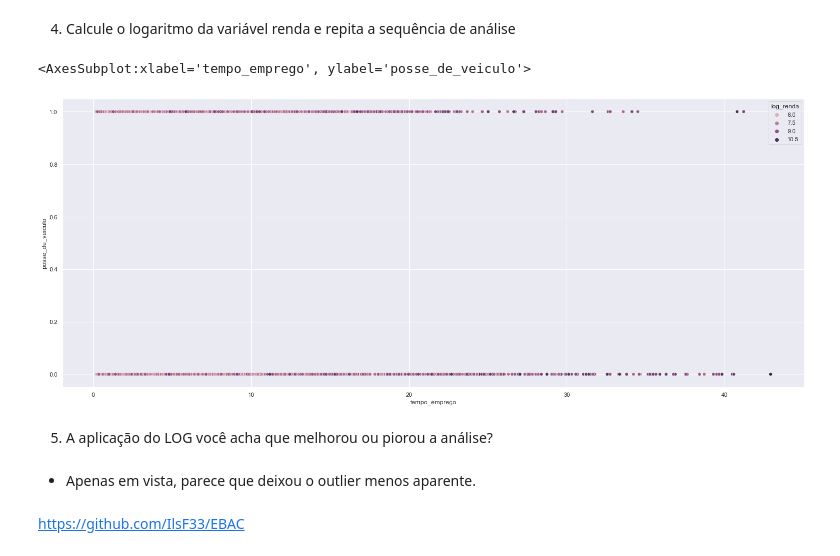
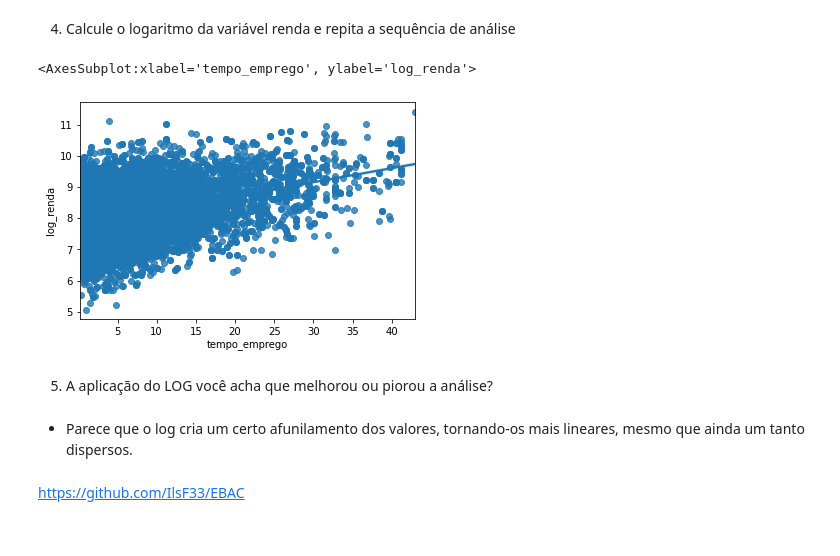
Before and after one commit to IlsF33/EBAC, a Jupyter notebook: Profissão-Cientista de Dados_M10_support material_assignment01.ipynb, the cells around one changed output. Drawn from its saved outputs; the diff is of its cells as text; code cells hidden in the pictures.

```diff
--- a/Profissão-Cientista de Dados_M10_support material_assignment01.ipynb
+++ b/Profissão-Cientista de Dados_M10_support material_assignment01.ipynb
@@ -36,6 +36,7 @@ base
 15000 rows × 16 columns
 # %%
 Qtbase = base.drop(['Unnamed: 0','data_ref','index'], axis=1)
+Qtbase = Qtbase.loc[:,Qtbase.columns.isin(['qtd_filhos','idade','tempo_emprego','qt_pessoas_residencia','renda','educacao'])]
 # %%
 Qtbase['educacao'].unique()
 # %% [output]
@@ -98,3 +88,0 @@ Qtbase.corr()
-# %%
-sns.set(rc = {'figure.figsize':(25,10)})
-sns.pairplot(Qtbase, hue='sexo')
@@ -122,15 +113,15 @@ sns.scatterplot(x='tempo_emprego', y='posse_de_veiculo',hue='renda', data = Qtba
 4) Calcule o logaritmo da variável renda e repita a sequência de análise
 # %%
 Qtbaselog = Qtbase.copy()
-Qtbase['log_renda'] = np.log(Qtbaselog['renda'])
+Qtbaselog['log_renda'] = np.log(Qtbaselog['renda'])
 # %%
-sns.scatterplot(x='tempo_emprego', y='posse_de_veiculo',hue='log_renda', data = Qtbaselog)
+sns.regplot(x='tempo_emprego', y='log_renda', data = Qtbaselog)
 # %% [output]
-<AxesSubplot:xlabel='tempo_emprego', ylabel='posse_de_veiculo'>
+<AxesSubplot:xlabel='tempo_emprego', ylabel='log_renda'>
-[figure, old version]
+[figure, new version]
 # %% [markdown]
 5) A aplicação do LOG você acha que melhorou ou piorou a análise?
-# %% [markdown]
-- Apenas em vista, parece que deixou o outlier menos aparente.
+# %% [markdown]
+- Parece que o log cria um certo afunilamento dos valores, tornando-os mais lineares, mesmo que ainda um tanto dispersos.
 # %% [markdown]
 https://github.com/IlsF33/EBAC
```
Also changed, not shown: parts of 6 cells of this notebook.
